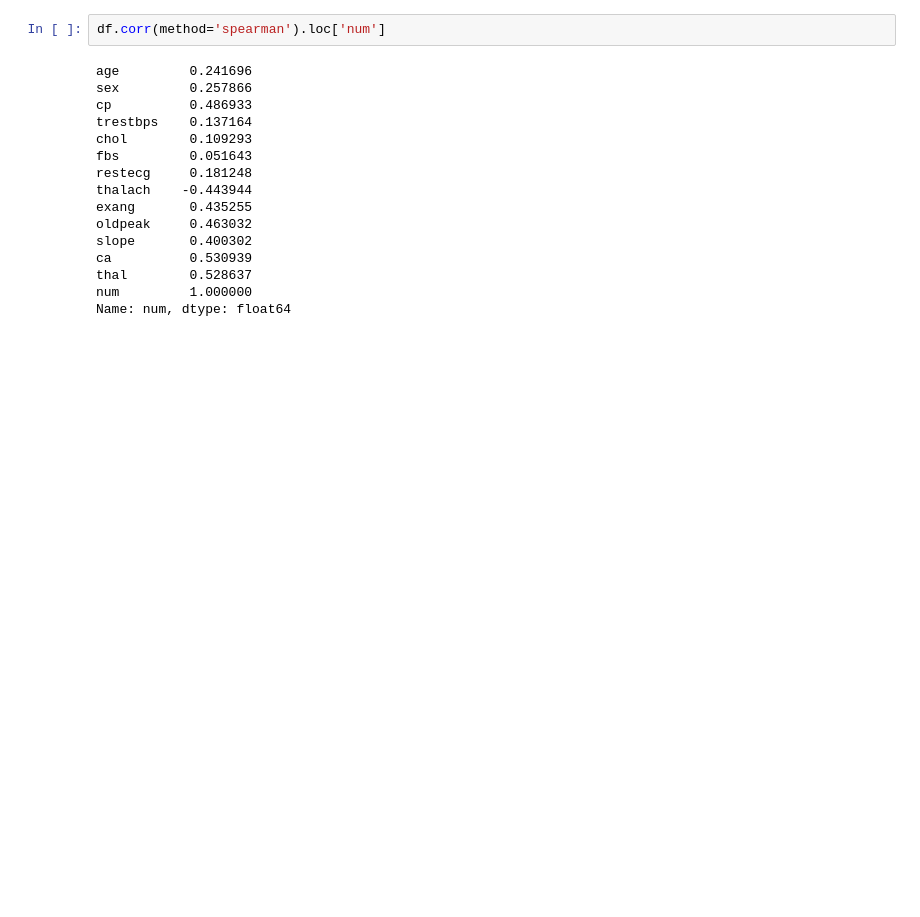
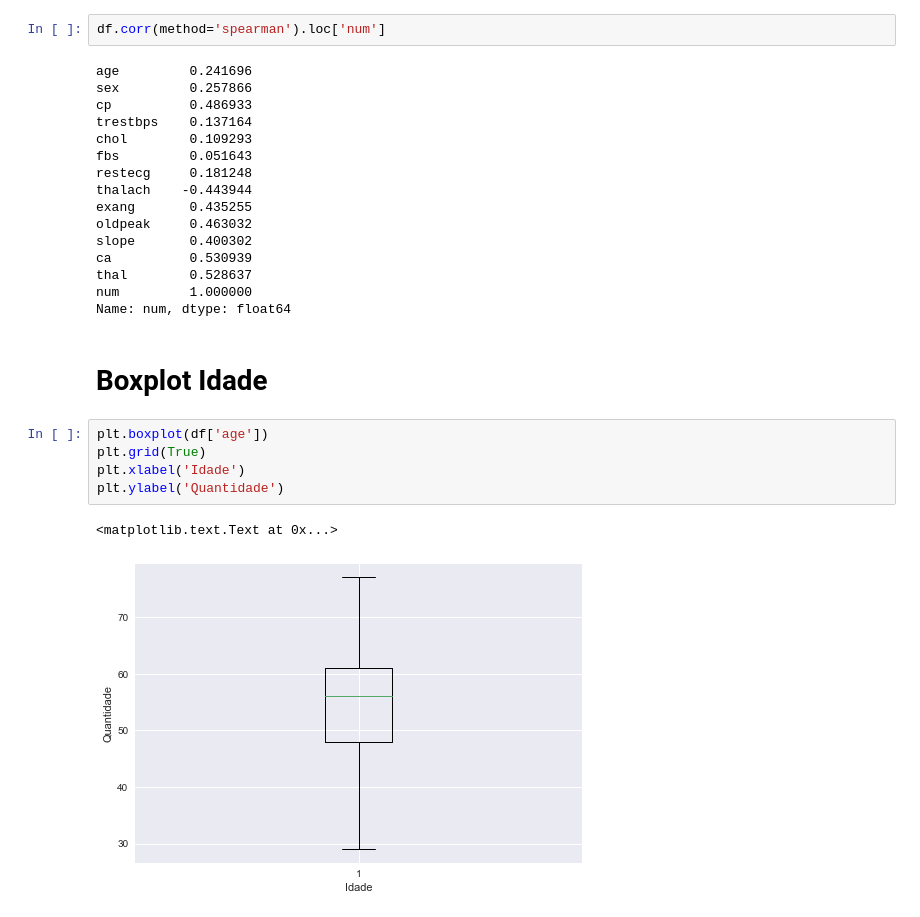
Before and after one commit to manoel-victor1602/Heart-Disease, a Jupyter notebook: Scripts/cleveland_features_correlation.ipynb, the cells around one changed output. Cells and saved outputs as stored; diff of their text form; blank space fills up the shorter version.

```diff
--- a/Scripts/cleveland_features_correlation.ipynb
+++ b/Scripts/cleveland_features_correlation.ipynb
@@ -185,3 +187,13 @@ ca          0.530939
 thal        0.528637
 num         1.000000
 Name: num, dtype: float64
+# %% [markdown]
+# Boxplot Idade
+# %%
+plt.boxplot(df['age'])
+plt.grid(True)
+plt.xlabel('Idade')
+plt.ylabel('Quantidade')
+# %% [output]
+<matplotlib.text.Text at 0x...>
+[figure, added]
```
Also changed, not shown: parts of 3 cells of this notebook, 1 other file.
